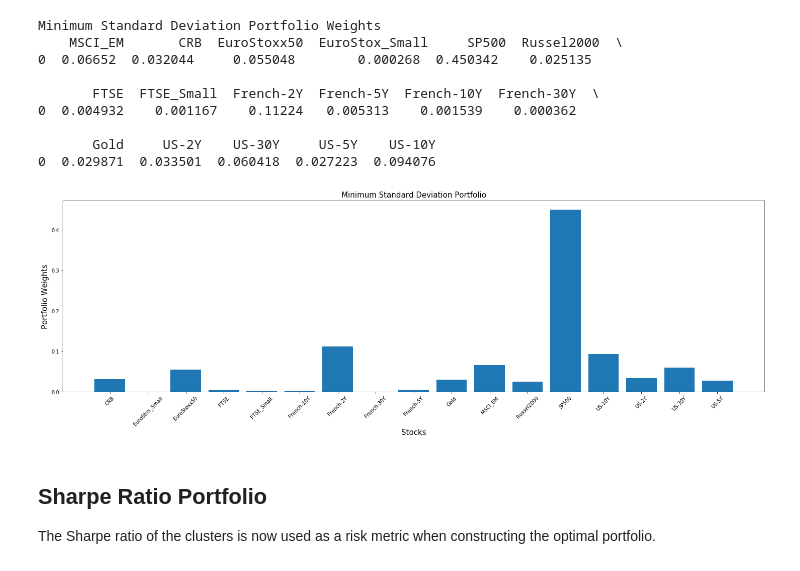
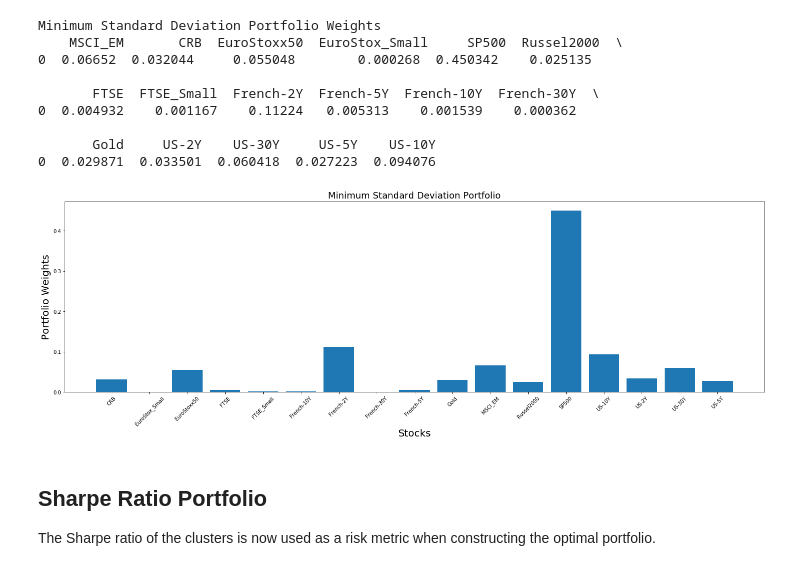
Before and after one commit to tzw101/research, a Jupyter notebook: Portfolio Optimisation Tutorials/Hierarchical Clustering Asset Allocation (HCAA)/HCAA Tutorial Notebook.ipynb, the cells around one changed output. Cells and saved outputs as stored; diff of their text form; code cells hidden in the pictures.

```diff
--- a/Portfolio Optimisation Tutorials/Hierarchical Clustering Asset Allocation (HCAA)/HCAA Tutorial Notebook.ipynb
+++ b/Portfolio Optimisation Tutorials/Hierarchical Clustering Asset Allocation (HCAA)/HCAA Tutorial Notebook.ipynb
@@ -249,19 +265,19 @@ Minimum Standard Deviation Portfolio Weights
 # %%
 # Plotting our Minimum Standard Deviation portfolio
 MSD_weights = hcaaMSD.weights[sorted(hcaaMSD.weights)]
 MSD_weights = MSD_weights.values.tolist()
 MSD_weights = [item for sublist in MSD_weights for item in sublist]
 y_pos = np.arange(len(stock_prices.columns))
 
 plt.figure(figsize=(25,7))
 plt.bar(y_pos, MSD_weights)
 plt.xticks(y_pos, sorted(hcaaMSD.weights), rotation=45, size=10)
-plt.xlabel('Stocks', size=15)
-plt.ylabel('Portfolio Weights', size=15)
-plt.title('Minimum Standard Deviation Portfolio', size=15)
+plt.xlabel('Stocks', size=20)
+plt.ylabel('Portfolio Weights', size=20)
+plt.title('Minimum Standard Deviation Portfolio', size=18)
 plt.show()
 # %% [output]
-[figure, old version]
+[figure, new version]
 # %% [markdown]
 ## Sharpe Ratio Portfolio
 The Sharpe ratio of the clusters is now used as a risk metric when constructing the optimal portfolio.
```
Also changed, not shown: parts of 17 cells of this notebook.
